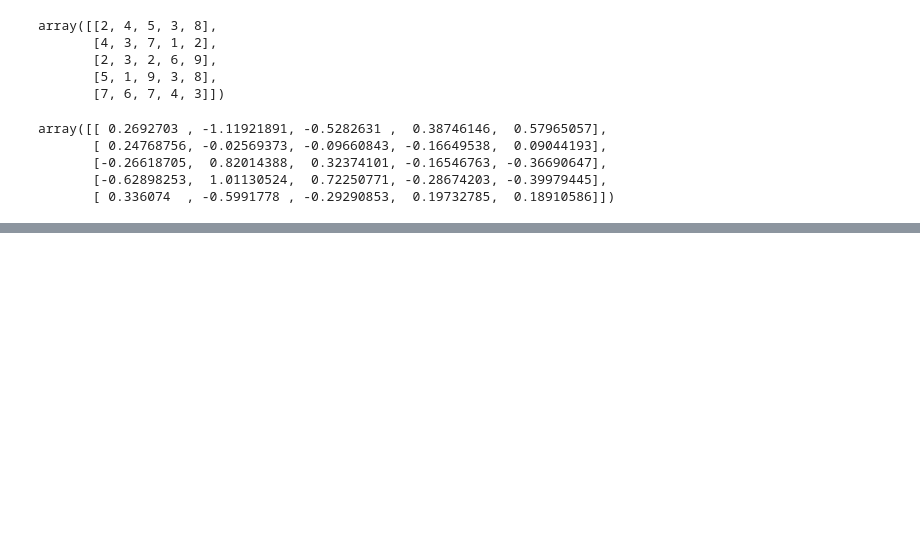
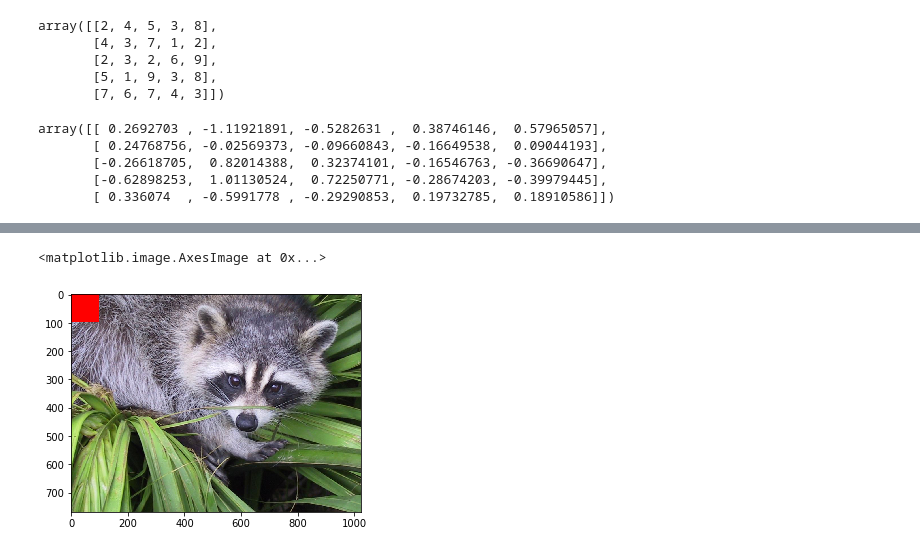
Before and after one commit to SaiPrathek/DS_01_MAY_2020, a Jupyter notebook: numpy_demo.ipynb, the cells around one changed output, grey strips where cells are left out. Drawn from its saved outputs; the diff is of its cells as text; code cells hidden in the pictures; blank space fills up the shorter version.

```diff
--- a/numpy_demo.ipynb
+++ b/numpy_demo.ipynb
@@ -591,0 +678,5 @@ array([[ 0.2692703 , -1.11921891, -0.5282631 ,  0.38746146,  0.57965057],
+# %%
+plt.imshow(newimg)
+# %% [output]
+<matplotlib.image.AxesImage at 0x...>
+[figure, added]
```
Also changed, not shown: parts of 29 cells of this notebook.
